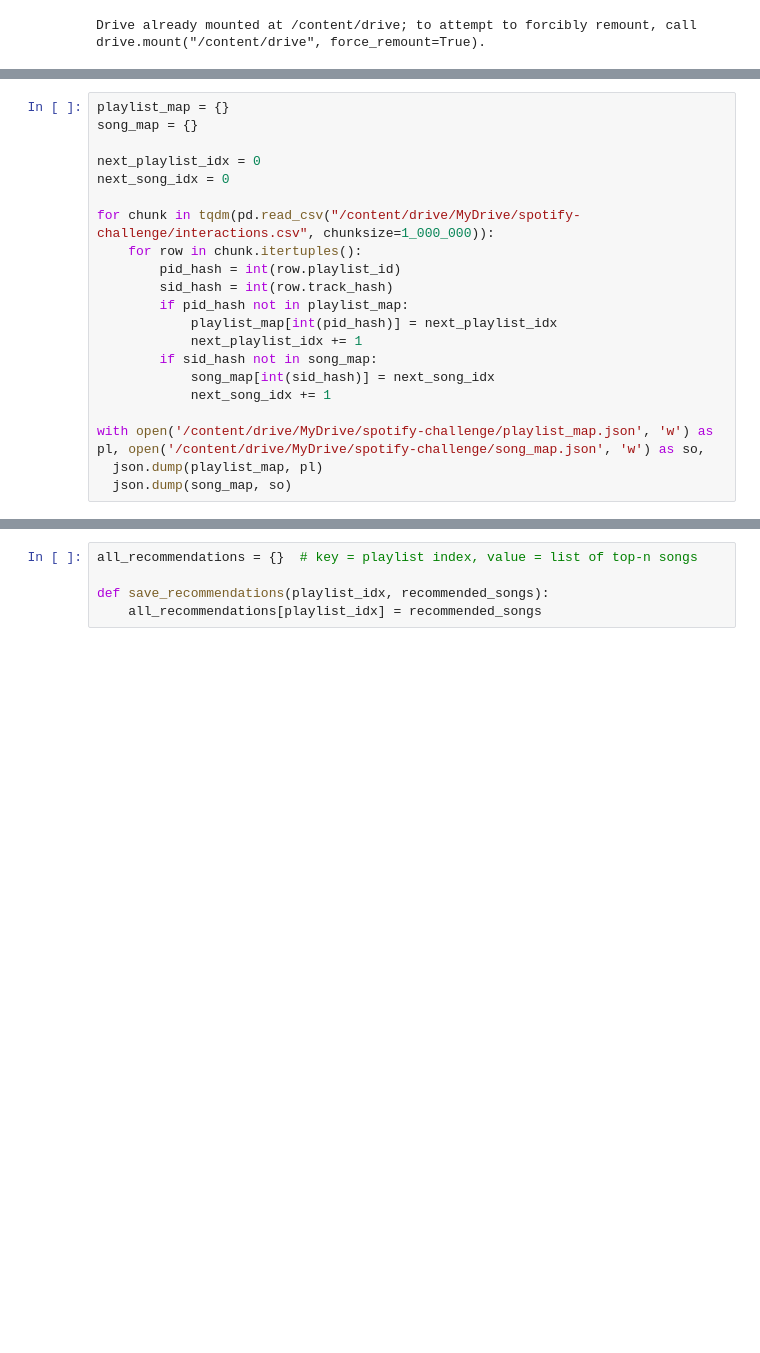
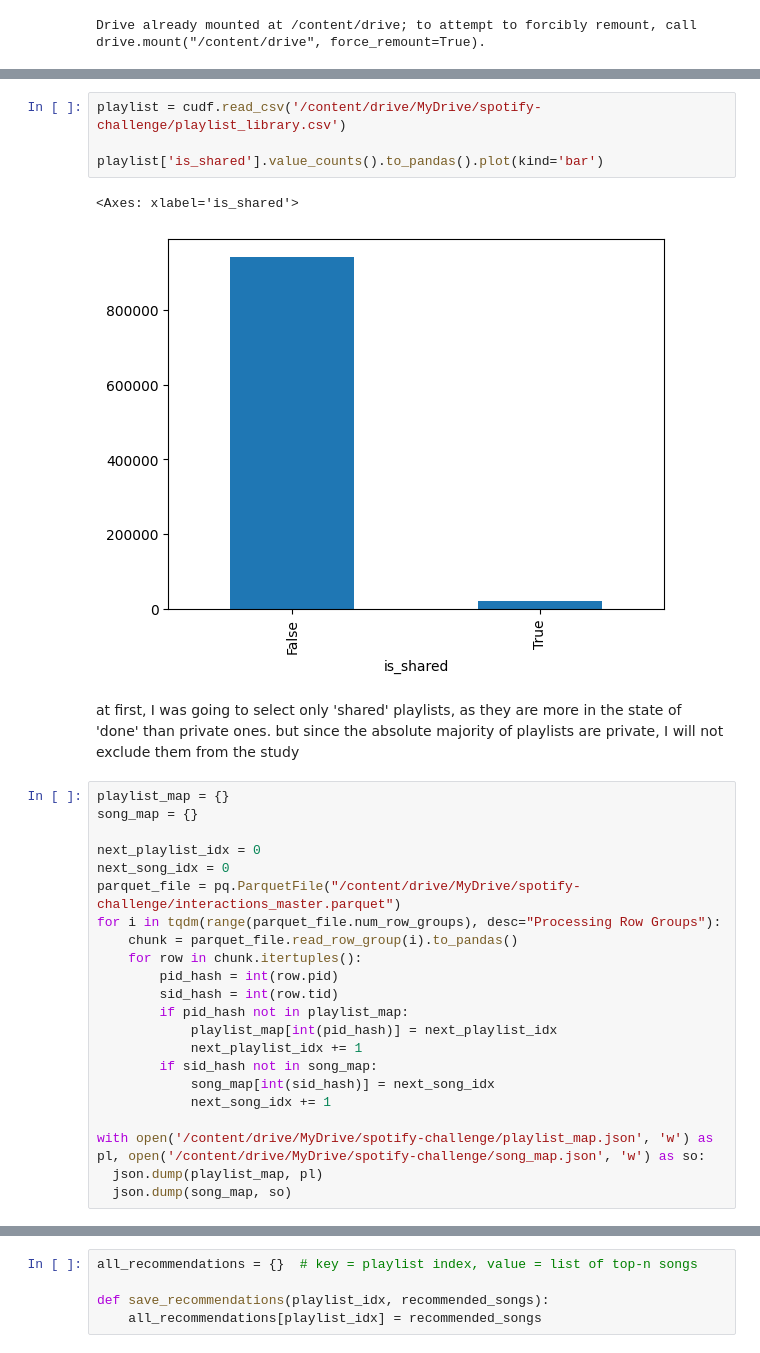
Before and after one commit to georgerieh/spotify-million-dataset, a Jupyter notebook: Spotify_GPU.ipynb, the cells around one changed output, grey strips where cells are left out. Cells and saved outputs as stored; diff of their text form; blank space fills up the shorter version.

```diff
--- a/Spotify_GPU.ipynb
+++ b/Spotify_GPU.ipynb
@@ -85,14 +185,24 @@ def process_and_split_data():
+# %%
+playlist = cudf.read_csv('/content/drive/MyDrive/spotify-challenge/playlist_library.csv')
+
+playlist['is_shared'].value_counts().to_pandas().plot(kind='bar')
+# %% [output]
+<Axes: xlabel='is_shared'>
+[figure, added]
+# %% [markdown]
+at first, I was going to select only 'shared' playlists, as they are more in the state of 'done' than private ones. but since the absolute majority of playlists are private, I will not exclude them from the study
 # %%
 playlist_map = {}
 song_map = {}
 
 next_playlist_idx = 0
 next_song_idx = 0
-
-for chunk in tqdm(pd.read_csv("/content/drive/MyDrive/spotify-challenge/interactions.csv", chunksize=1_000_000)):
+parquet_file = pq.ParquetFile("/content/drive/MyDrive/spotify-challenge/interactions_master.parquet")
+for i in tqdm(range(parquet_file.num_row_groups), desc="Processing Row Groups"):
+    chunk = parquet_file.read_row_group(i).to_pandas()
     for row in chunk.itertuples():
-        pid_hash = int(row.playlist_id)
-        sid_hash = int(row.track_hash)
+        pid_hash = int(row.pid)
+        sid_hash = int(row.tid)
         if pid_hash not in playlist_map:
             playlist_map[int(pid_hash)] = next_playlist_idx
             next_playlist_idx += 1
@@ -100,7 +210,7 @@ for chunk in tqdm(pd.read_csv("/content/drive/MyDrive/spotify-challenge/interact
             song_map[int(sid_hash)] = next_song_idx
             next_song_idx += 1
 
-with open('/content/drive/MyDrive/spotify-challenge/playlist_map.json', 'w') as pl, open('/content/drive/MyDrive/spotify-challenge/song_map.json', 'w') as so,
+with open('/content/drive/MyDrive/spotify-challenge/playlist_map.json', 'w') as pl, open('/content/drive/MyDrive/spotify-challenge/song_map.json', 'w') as so:
   json.dump(playlist_map, pl)
   json.dump(song_map, so)
 # %%
```
Also changed, not shown: parts of 22 cells of this notebook.
